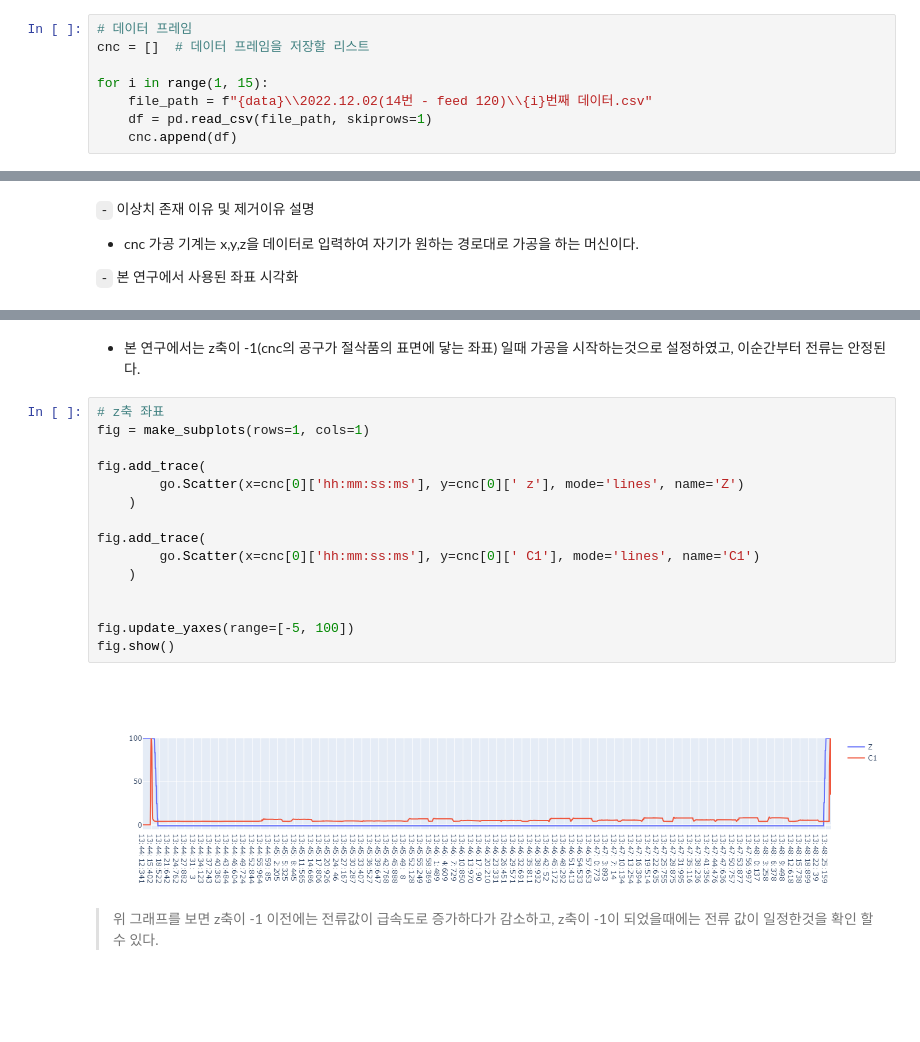
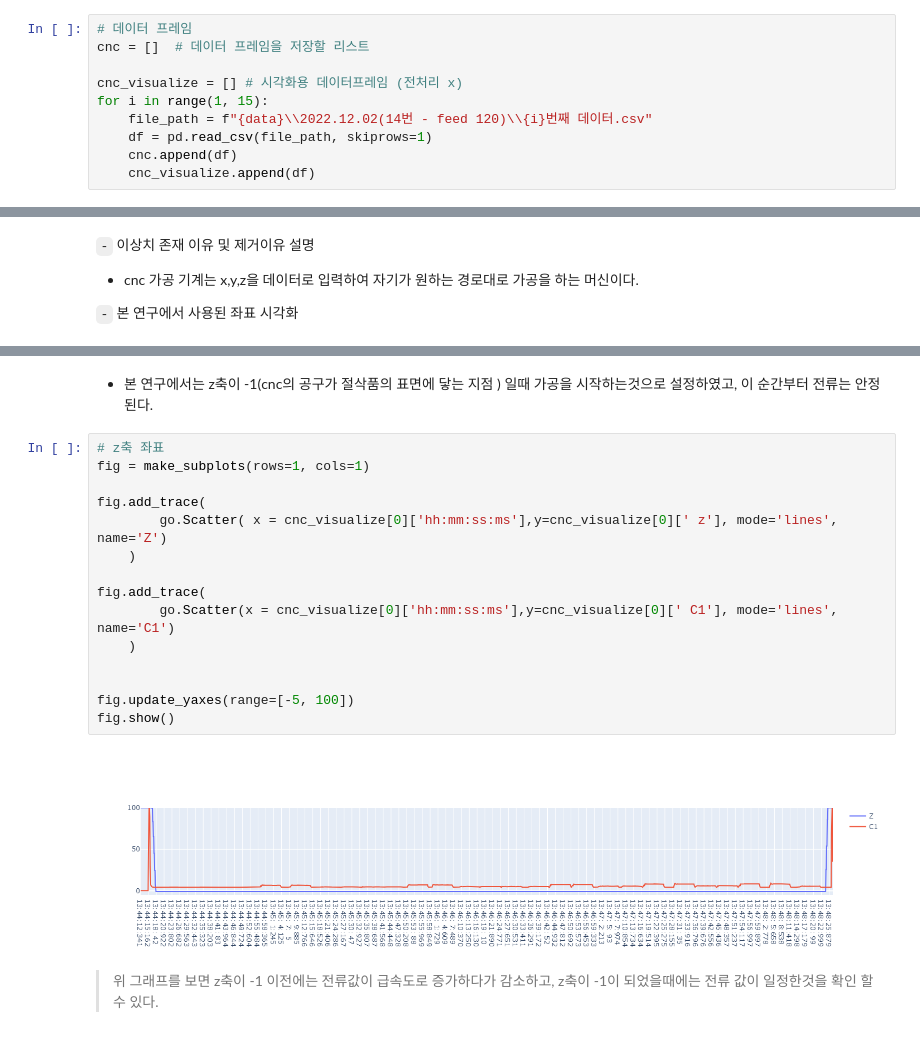
Before and after one commit to Hottato/Project, a Jupyter notebook: CNC_LGBM_DNN/코드파일/EDA.ipynb, the cells around one changed output, grey strips where cells are left out. Cells and saved outputs as stored; diff of their text form; blank space fills up the shorter version.

```diff
--- a/CNC_LGBM_DNN/코드파일/EDA.ipynb
+++ b/CNC_LGBM_DNN/코드파일/EDA.ipynb
@@ -83,10 +83,12 @@ data
 # 데이터 프레임
 cnc = []  # 데이터 프레임을 저장할 리스트
 
+cnc_visualize = [] # 시각화용 데이터프레임 (전처리 x)
 for i in range(1, 15):
     file_path = f"{data}\\2022.12.02(14번 - feed 120)\\{i}번째 데이터.csv"
     df = pd.read_csv(file_path, skiprows=1)
     cnc.append(df)
+    cnc_visualize.append(df)
 # %%
 # 1회 가공시
 cnc[0]
@@ -174,24 +178,24 @@ plt.show()
 # %% [markdown]
 ![image.png](attachment:1cb649d2-ec5b-4d68-abcb-16bb594f1832.png)
 # %% [markdown]
-* 본 연구에서는 z축이 -1(cnc의 공구가 절삭품의 표면에 닿는 좌표) 일때 가공을 시작하는것으로 설정하였고, 이순간부터 전류는 안정된다.
+* 본 연구에서는 z축이 -1(cnc의 공구가 절삭품의 표면에 닿는 지점 ) 일때 가공을 시작하는것으로 설정하였고, 이 순간부터 전류는 안정된다.
 # %%
 # z축 좌표
 fig = make_subplots(rows=1, cols=1)
 
 fig.add_trace(
-        go.Scatter(x=cnc[0]['hh:mm:ss:ms'], y=cnc[0][' z'], mode='lines', name='Z')
+        go.Scatter( x = cnc_visualize[0]['hh:mm:ss:ms'],y=cnc_visualize[0][' z'], mode='lines', name='Z')
     )
 
 fig.add_trace(
-        go.Scatter(x=cnc[0]['hh:mm:ss:ms'], y=cnc[0][' C1'], mode='lines', name='C1')
+        go.Scatter(x = cnc_visualize[0]['hh:mm:ss:ms'],y=cnc_visualize[0][' C1'], mode='lines', name='C1')
     )
 
 
 fig.update_yaxes(range=[-5, 100])
 fig.show()
 # %% [output]
-[figure, old version]
+[figure, new version]
 # %% [markdown]
 > 위 그래프를 보면 z축이 -1 이전에는 전류값이 급속도로 증가하다가 감소하고, z축이 -1이 되었을때에는 전류 값이 일정한것을 확인 할수 있다.
 # %% [markdown]
```
Also changed, not shown: parts of 5 cells of this notebook, 24 other files.
